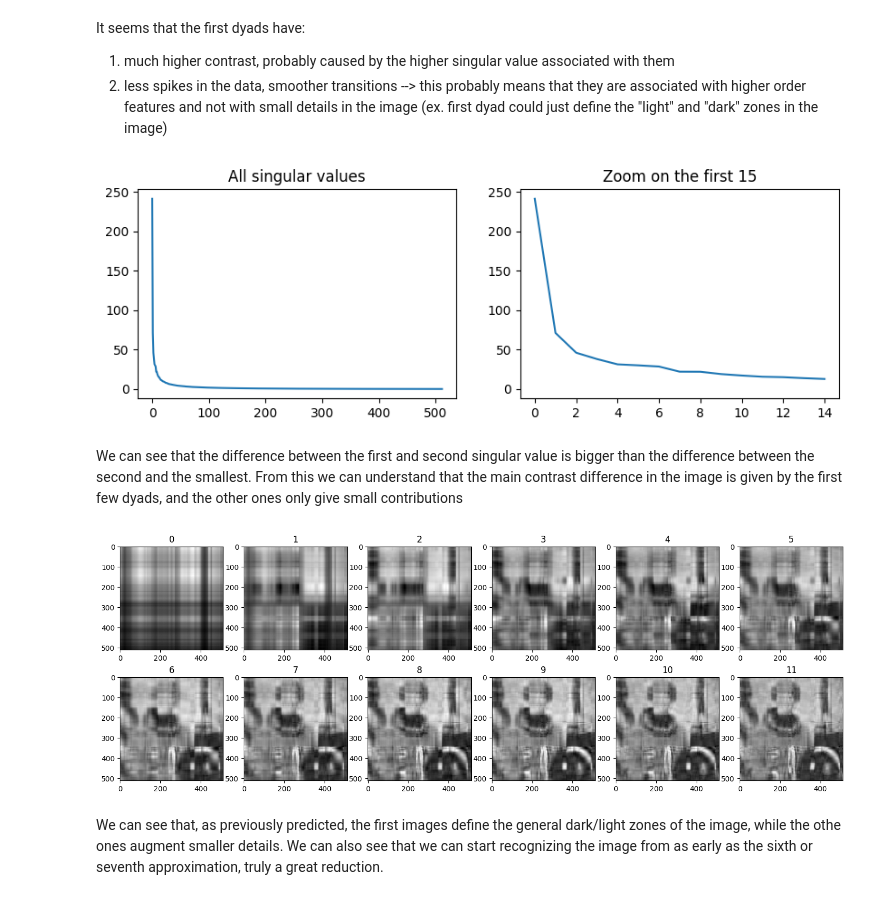
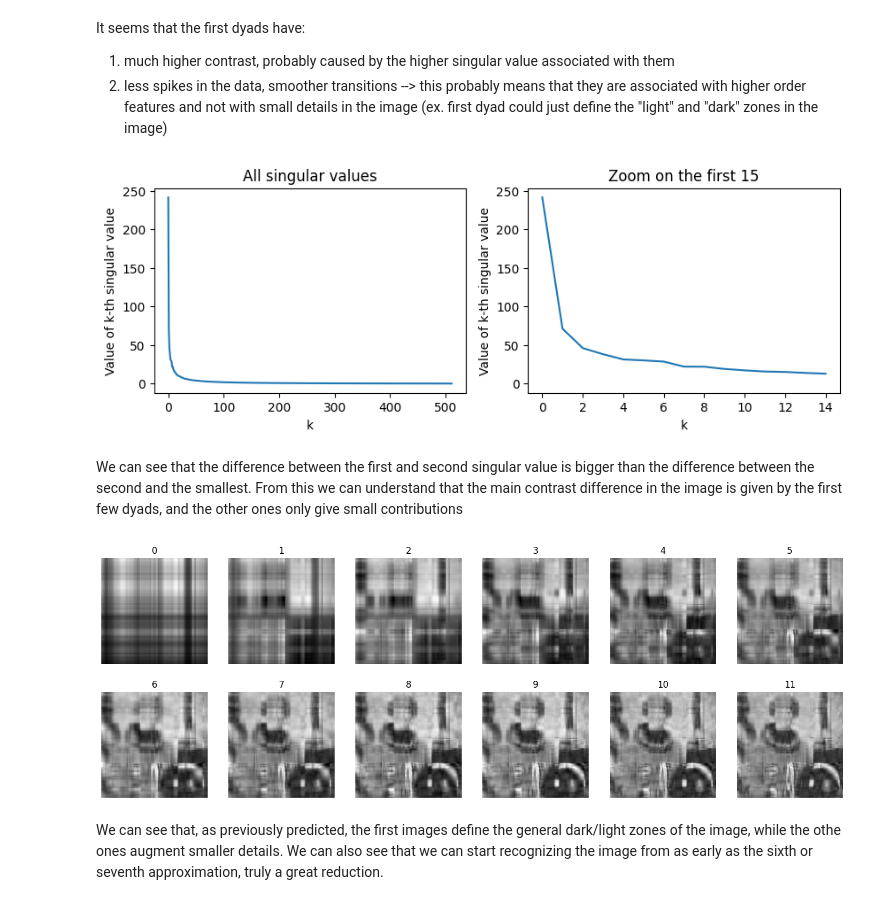
Before and after one commit to MarcelloCeresini/StatMatMethodsAI, a Jupyter notebook: src/Homework2.ipynb, the cells around one changed output. Saved outputs shown, nothing was run; the diff lists cells and outputs as text; code cells hidden in the pictures.

```diff
--- a/src/Homework2.ipynb
+++ b/src/Homework2.ipynb
@@ -458,6 +459,7 @@ _, axs = plt.subplots(rows, columns, figsize=(18, 6))
 axs = axs.flatten()
 for i, (dyad, ax) in enumerate(zip(dyads[:total_img_shown], axs)):
     ax.imshow(dyad, cmap='gray')
+    ax.axis('off')
     ax.set_title(i)
 plt.show()
 # %% [output]
@@ -474,31 +476,36 @@ _, axs = plt.subplots(1, 2, figsize=(10, 3))
 axs = axs.flatten()
 axs[0].plot(s)
 axs[0].set_title("All singular values")
+axs[0].set_xlabel("k")
+axs[0].set_ylabel("Value of k-th singular value")
 y_lims = axs[0].get_ylim()
 # zoom on the first 15 values to better understand distribution
 axs[1].plot(s[:15])
 axs[1].set_ylim(y_lims)
 axs[1].set_title("Zoom on the first 15")
+axs[1].set_xlabel("k")
+axs[1].set_ylabel("Value of k-th singular value")
 plt.show()
 # %% [output]
-[figure, old version]
+[figure, new version]
 # %% [markdown]
 We can see that the difference between the first and second singular value is bigger than the difference between the second and the smallest. From this we can understand that the main contrast difference in the image is given by the first few dyads, and the other ones only give small contributions
 # %%
 # simply sum all of the dyads before to get the k-rank approximation
 k_rank_approximations = [dyads[0]]
 for i in range(len(dyads)-1):
     k_rank_approximations.append(np.sum([k_rank_approximations[i], dyads[i+1]], axis=0))
 
 # plot a few of them
 _, axs = plt.subplots(rows, columns, figsize=(18, 6))
 axs = axs.flatten()
 for i, (k_approx, ax) in enumerate(zip(k_rank_approximations[:total_img_shown], axs)):
     ax.imshow(k_approx, cmap='gray')
+    ax.axis('off')
     ax.set_title(i)
 plt.show()
 # %% [output]
-[figure, old version]
+[figure, new version]
 # %% [markdown]
 We can see that, as previously predicted, the first images define the general dark/light zones of the image, while the othe ones augment smaller details. We can also see that we can start recognizing the image from as early as the sixth or seventh approximation, truly a great reduction.
 # %%
```
Also changed, not shown: parts of 4 cells of this notebook.
